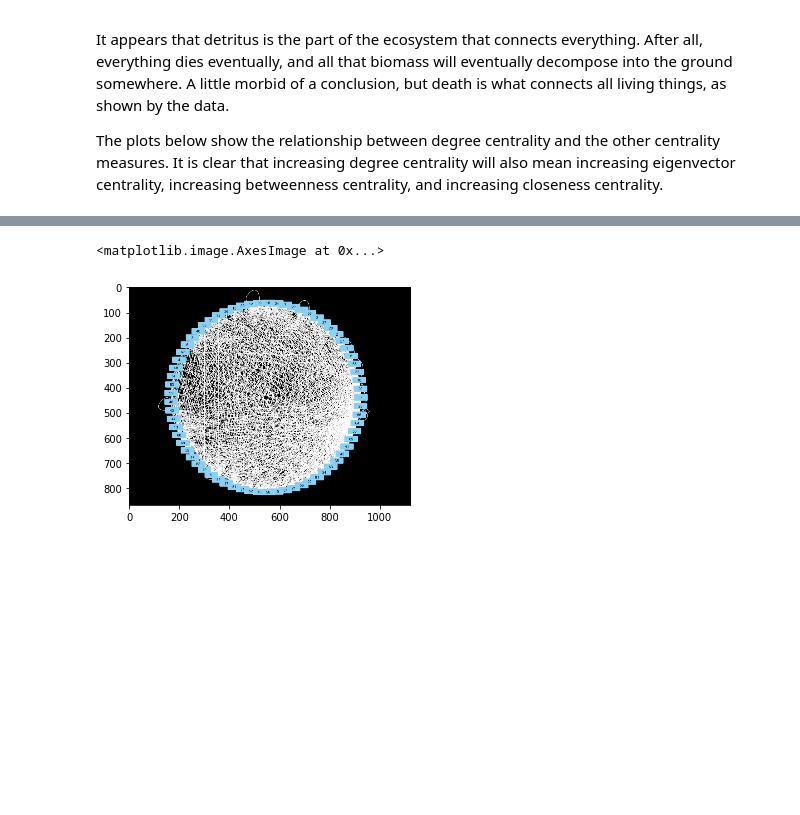
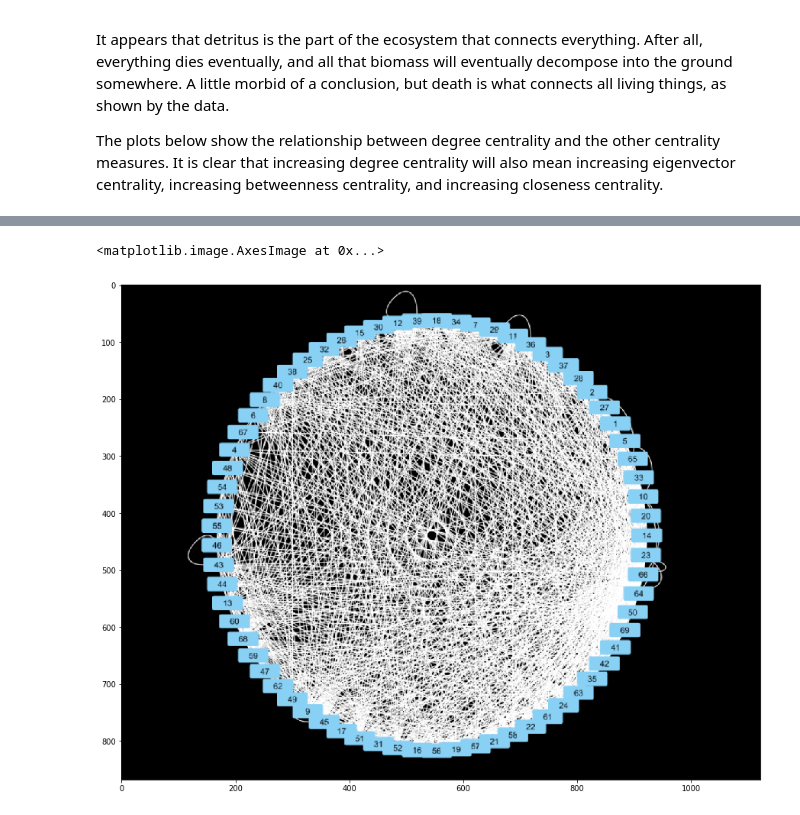
Before and after one commit to austinchan1/Data-620---Web-Analytics, a Jupyter notebook: Homework 2/Homework 2 Part 1 - Graph Visualization.ipynb, the cells around one changed output, grey strips where cells are left out. Drawn from its saved outputs; the diff is of its cells as text; code cells hidden in the pictures; blank space fills up the shorter version.

```diff
--- a/Homework 2/Homework 2 Part 1 - Graph Visualization.ipynb
+++ b/Homework 2/Homework 2 Part 1 - Graph Visualization.ipynb
@@ -119,7 +129,9 @@ Centrality_df.plot.scatter("Degree Centrality","Closeness Centrality")
 # %%
+plt.figure(figsize = (15,15))
+
 path = "Raw Network.png"
 image = mpimg.imread(path)
 plt.imshow(image)
 # %% [output]
 <matplotlib.image.AxesImage at 0x...>
-[figure, old version]
+[figure, new version]
```
Also changed, not shown: parts of 13 cells of this notebook, 3 other files.
